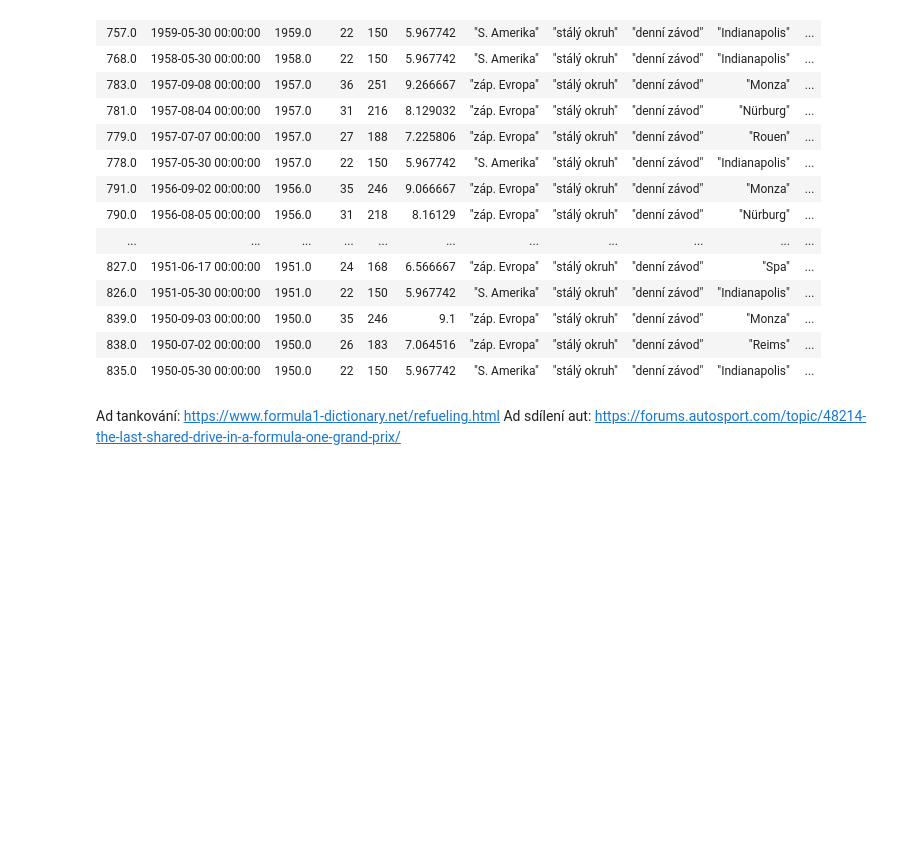
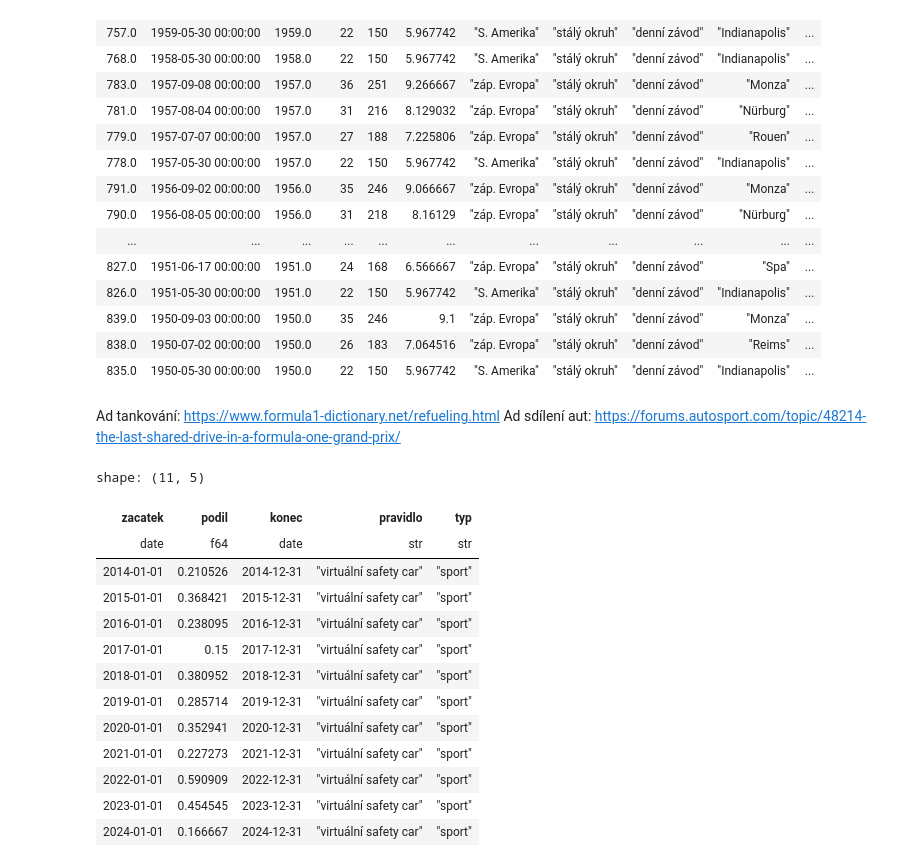
Before and after one commit to michalkasparek/f1-stats, a Jupyter notebook: 115_75_years.ipynb, the cells around one changed output. Saved outputs shown, nothing was run; the diff lists cells and outputs as text; code cells hidden in the pictures; blank space fills up the shorter version.

```diff
--- a/115_75_years.ipynb
+++ b/115_75_years.ipynb
@@ -812,7 +836,7 @@ sc = championship_races.filter(
 # %%
 vsc = championship_races.filter(
     pl.col("Virtual_safety_car") == True
-).group_by_dynamic(
+).filter(pl.col('year') >= 2014).group_by_dynamic(
     index_column="date",every="1y"
 ).agg(
     pl.col("raceId").unique().len()
@@ -872,4 +896,21 @@ shape: (36, 31)
 # %% [markdown]
 Ad tankování: https://www.formula1-dictionary.net/refueling.html
 Ad sdílení aut: https://forums.autosport.com/topic/48214-the-last-shared-drive-in-a-formula-one-grand-prix/
+# %%
+vsc
+# %% [output]
+shape: (11, 5)
+| zacatek | podil | konec | pravidlo | typ |
+| date | f64 | date | str | str |
+| 2014-01-01 | 0.210526 | 2014-12-31 | "virtuální safety car" | "sport" |
+| 2015-01-01 | 0.368421 | 2015-12-31 | "virtuální safety car" | "sport" |
+| 2016-01-01 | 0.238095 | 2016-12-31 | "virtuální safety car" | "sport" |
+| 2017-01-01 | 0.15 | 2017-12-31 | "virtuální safety car" | "sport" |
+| 2018-01-01 | 0.380952 | 2018-12-31 | "virtuální safety car" | "sport" |
+| 2019-01-01 | 0.285714 | 2019-12-31 | "virtuální safety car" | "sport" |
+| 2020-01-01 | 0.352941 | 2020-12-31 | "virtuální safety car" | "sport" |
+| 2021-01-01 | 0.227273 | 2021-12-31 | "virtuální safety car" | "sport" |
+| 2022-01-01 | 0.590909 | 2022-12-31 | "virtuální safety car" | "sport" |
+| 2023-01-01 | 0.454545 | 2023-12-31 | "virtuální safety car" | "sport" |
+| 2024-01-01 | 0.166667 | 2024-12-31 | "virtuální safety car" | "sport" |
 # %%
```
Also changed, not shown: parts of 13 cells of this notebook, 1 other file.
